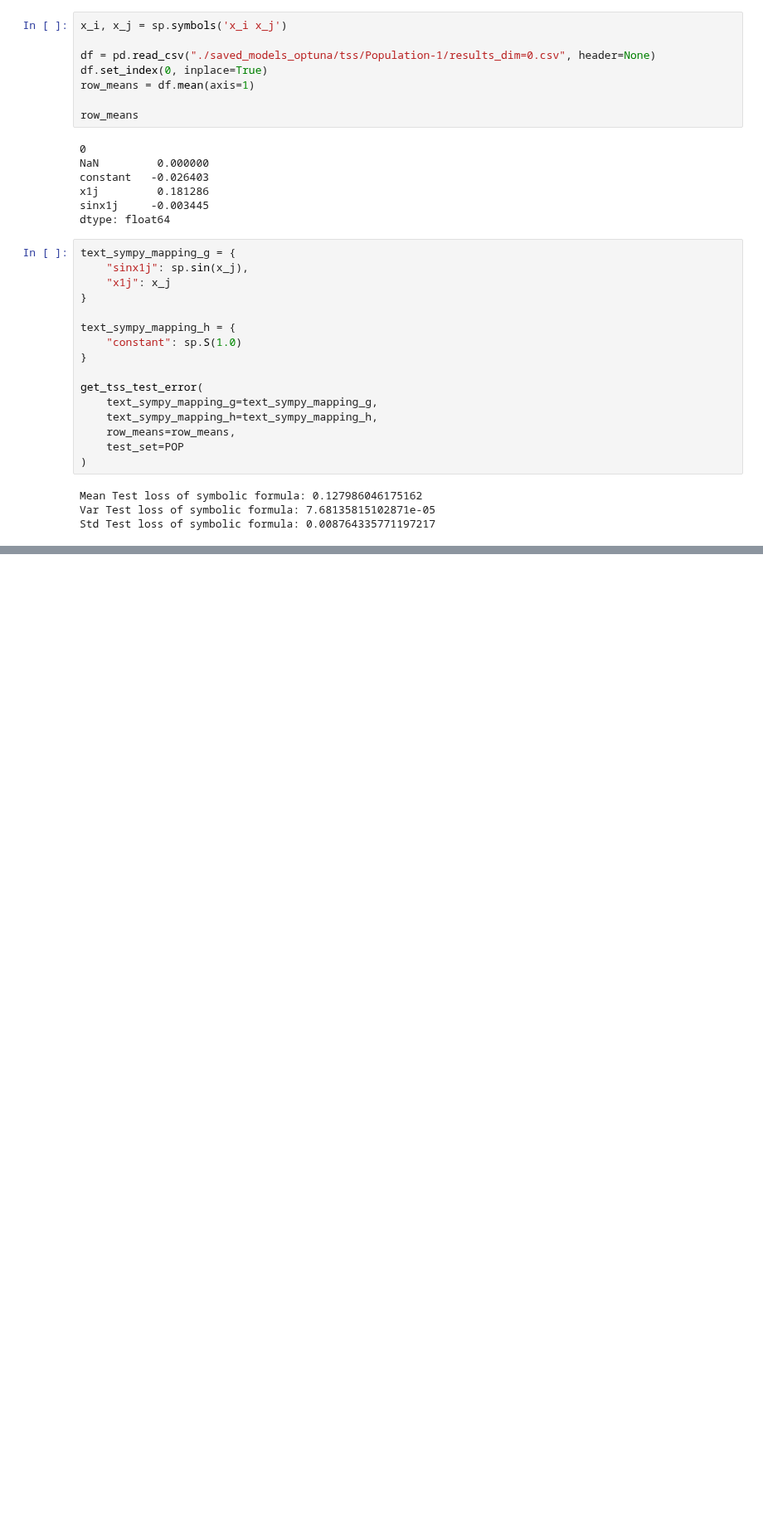
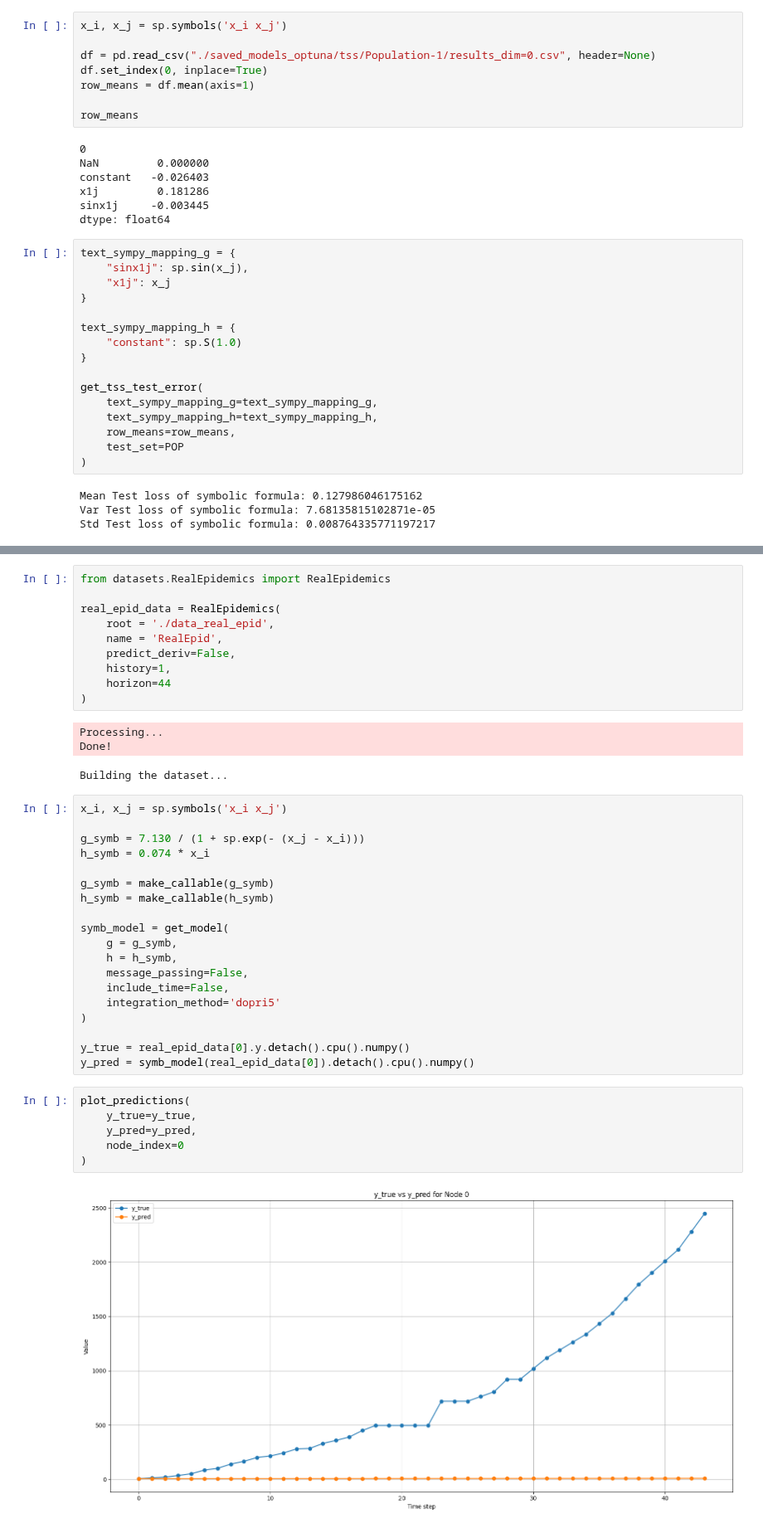
Before and after one commit to riccardocappi/Kan-for-Interpretable-Graph-Dynamics, a Jupyter notebook: post_processing.ipynb, the cells around one changed output, grey strips where cells are left out. Shown at 83% size. Cells and saved outputs as stored; diff of their text form; blank space fills up the shorter version.

Commit message:
Implemented correct post processing

```diff
--- a/post_processing.ipynb
+++ b/post_processing.ipynb
@@ -1754,0 +1653,41 @@ Std Test loss of symbolic formula: 0.008764335771197217
+# %%
+from datasets.RealEpidemics import RealEpidemics
+
+real_epid_data = RealEpidemics(
+    root = './data_real_epid',
+    name = 'RealEpid',
+    predict_deriv=False,
+    history=1,
+    horizon=44
+)
+# %% [output]
+Processing...
+Done!
+Building the dataset...
+# %%
+x_i, x_j = sp.symbols('x_i x_j')
+
+g_symb = 7.130 / (1 + sp.exp(- (x_j - x_i)))
+h_symb = 0.074 * x_i
+
+g_symb = make_callable(g_symb)
+h_symb = make_callable(h_symb)
+
+symb_model = get_model(
+    g = g_symb,
+    h = h_symb,
+    message_passing=False,
+    include_time=False,
+    integration_method='dopri5'
+)
+
+y_true = real_epid_data[0].y.detach().cpu().numpy()
+y_pred = symb_model(real_epid_data[0]).detach().cpu().numpy()
+# %%
+plot_predictions(
+    y_true=y_true,
+    y_pred=y_pred,
+    node_index=0
+)
+# %% [output]
+[figure, added]
```
Also changed, not shown: parts of 58 cells of this notebook, 5 other files.
